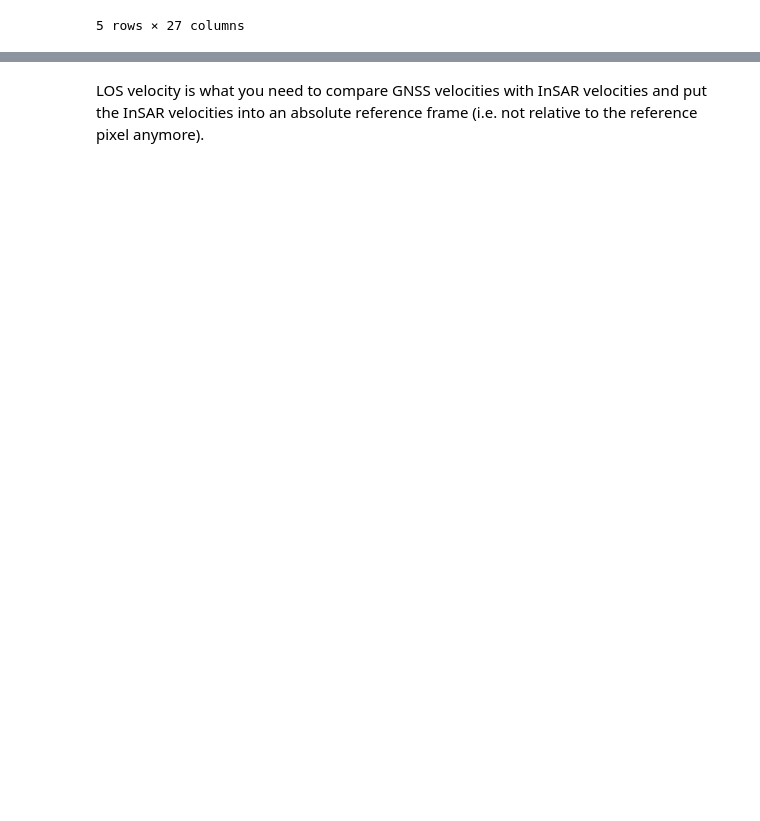
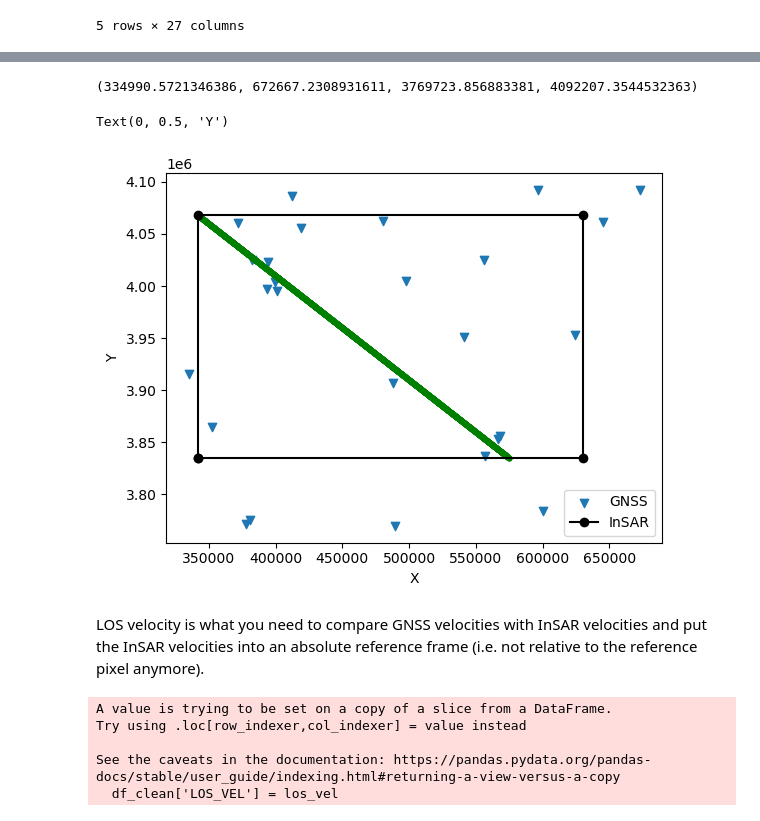
Before and after one commit to jlmaurer/gemlab, a Jupyter notebook: software/gnss/Load_GPS_UNR.ipynb, the cells around one changed output, grey strips where cells are left out. Drawn from its saved outputs; the diff is of its cells as text; code cells hidden in the pictures; blank space fills up the shorter version.

```diff
--- a/software/gnss/Load_GPS_UNR.ipynb
+++ b/software/gnss/Load_GPS_UNR.ipynb
@@ -163,0 +231,7 @@ Steps:
+# %%
+# read in geometry information
+with rasterio.open(lv_theta_file, 'r') as f:
+    hd_info = f.read(1)
+
+with h5py.File(geometry_file, 'r') as f:
+    inc = f['incidenceAngle'][()]
@@ -164,2 +247,29 @@ Steps:
+# %%
+with rasterio.open('/Users/jlmd9g/Downloads/S1AA_20180110T001141_20180122T001141_VVP012_INT80_G_weF_204C_lv_theta.tif', 'r') as f:
+    xy = f.xy
+    trans = f.transform
+    crs = f.crs
+    bounds = f.bounds
+
+crs_in = CRS.from_epsg(4326)
+x = [trans[2] + trans[0]*k for k in range(hd_info.shape[1])]
+y = [trans[5] + trans[4]*k for k in range(hd_info.shape[0])]
+# %%
+transformer = Transformer.from_crs(crs_in, crs, always_xy=True)
+gnss_x, gnss_y = transformer.transform(df_clean['lon'], df_clean['lat'])
+gnss_x.min(), gnss_x.max(), gnss_y.min(), gnss_y.max()
+# %% [output]
+(334990.5721346386, 672667.2308931611, 3769723.856883381, 4092207.3544532363)
+# %%
+# make a plot of the extent of the InSAR and GNSS locations
+plt.scatter(gnss_x, gnss_y, marker='v', label='GNSS')
+plt.plot([bounds.left, bounds.left, bounds.right, bounds.right, bounds.left], [bounds.bottom, bounds.top, bounds.top, bounds.bottom, bounds.bottom], marker='o', c='k', label='InSAR')
+plt.scatter(x[:len(y)],y,marker='.',c='g')
+plt.legend()
+plt.xlabel('X')
+plt.ylabel('Y')
+# %% [output]
+Text(0, 0.5, 'Y')
+[figure, added]
 # %%
 # Need to calculate the LOS vectors from incidence and heading rasters
@@ -173,0 +293,8 @@ los_vel = df_clean['Ve'] * LOSx + df_clean['Vn'] * LOSy + df_clean['Vu'] * LOSz
+# %%
+df_clean['LOS_VEL'] = los_vel
+# %% [output]
+A value is trying to be set on a copy of a slice from a DataFrame.
+Try using .loc[row_indexer,col_indexer] = value instead
+
+See the caveats in the documentation: https://pandas.pydata.org/pandas-docs/stable/user_guide/indexing.html#returning-a-view-versus-a-copy
+  df_clean['LOS_VEL'] = los_vel
```
Also changed, not shown: parts of 28 cells of this notebook.
